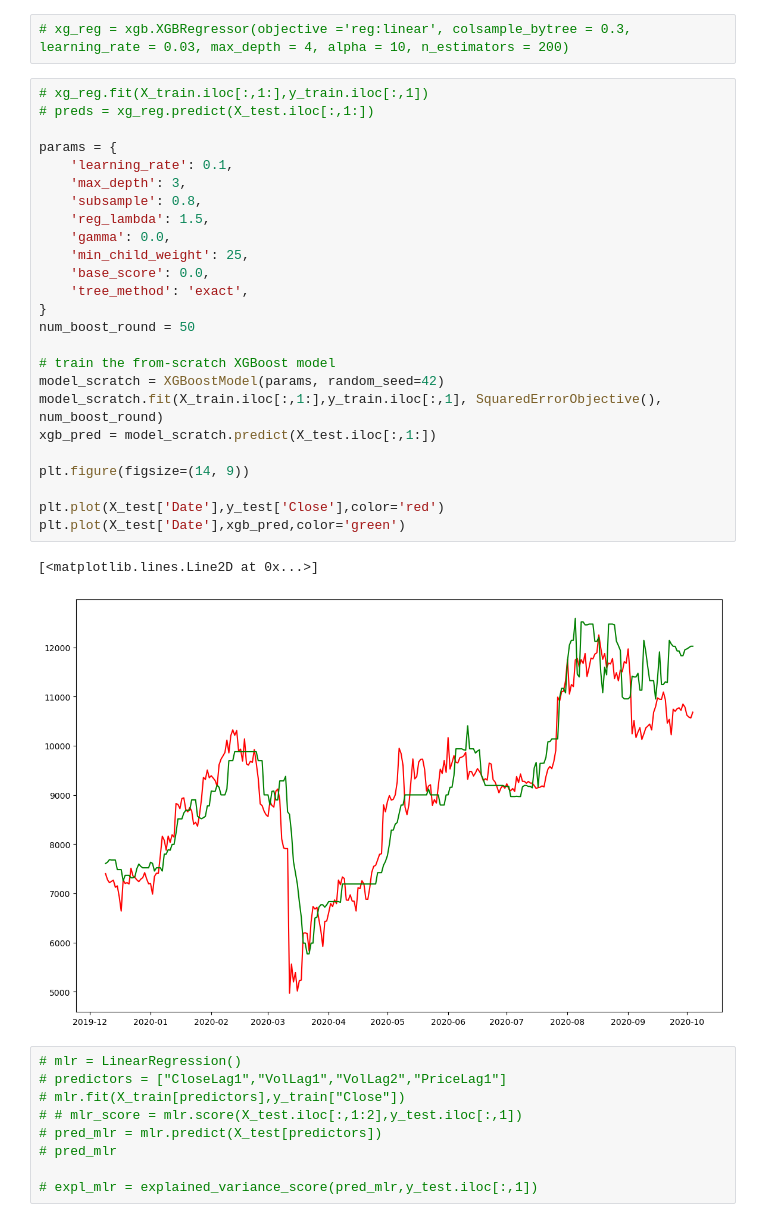
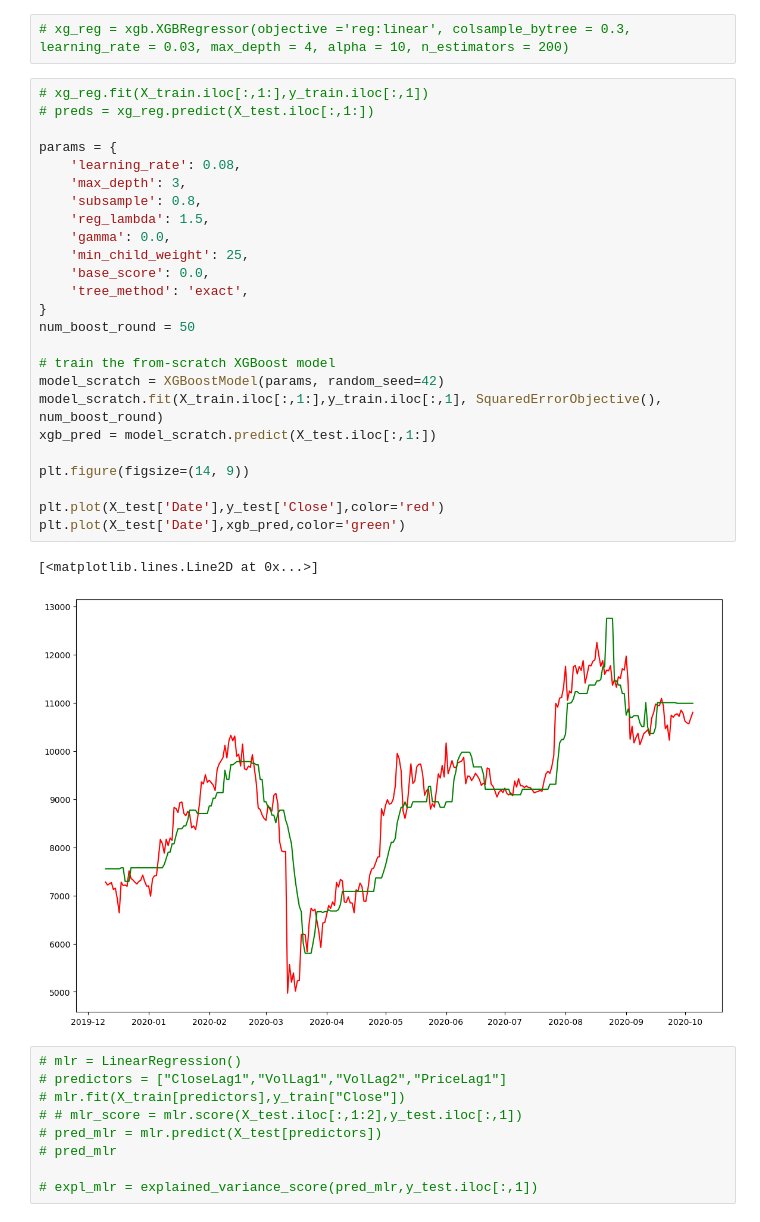
Before and after one commit to faizanamir01/CS-361-ML-Final-Project, a Jupyter notebook: linearreg.ipynb, the cells around one changed output. Cells and saved outputs as stored; diff of their text form.

```diff
--- a/linearreg.ipynb
+++ b/linearreg.ipynb
@@ -613,31 +778,31 @@ plt.plot(X_test['Date'],rf_pred,color='green')
 # %%
 # xg_reg.fit(X_train.iloc[:,1:],y_train.iloc[:,1])
 # preds = xg_reg.predict(X_test.iloc[:,1:])
 
 params = {
-    'learning_rate': 0.1,
+    'learning_rate': 0.08,
     'max_depth': 3,
     'subsample': 0.8,
     'reg_lambda': 1.5,
     'gamma': 0.0,
     'min_child_weight': 25,
     'base_score': 0.0,
     'tree_method': 'exact',
 }
 num_boost_round = 50
 
 # train the from-scratch XGBoost model
 model_scratch = XGBoostModel(params, random_seed=42)
 model_scratch.fit(X_train.iloc[:,1:],y_train.iloc[:,1], SquaredErrorObjective(), num_boost_round)
 xgb_pred = model_scratch.predict(X_test.iloc[:,1:])
 
 plt.figure(figsize=(14, 9))
 
 plt.plot(X_test['Date'],y_test['Close'],color='red')
 plt.plot(X_test['Date'],xgb_pred,color='green')
 # %% [output]
 [<matplotlib.lines.Line2D at 0x...>]
-[figure, old version]
+[figure, new version]
 # %%
 # mlr = LinearRegression()
 # predictors = ["CloseLag1","VolLag1","VolLag2","PriceLag1"]
```
Also changed, not shown: parts of 10 cells of this notebook.
